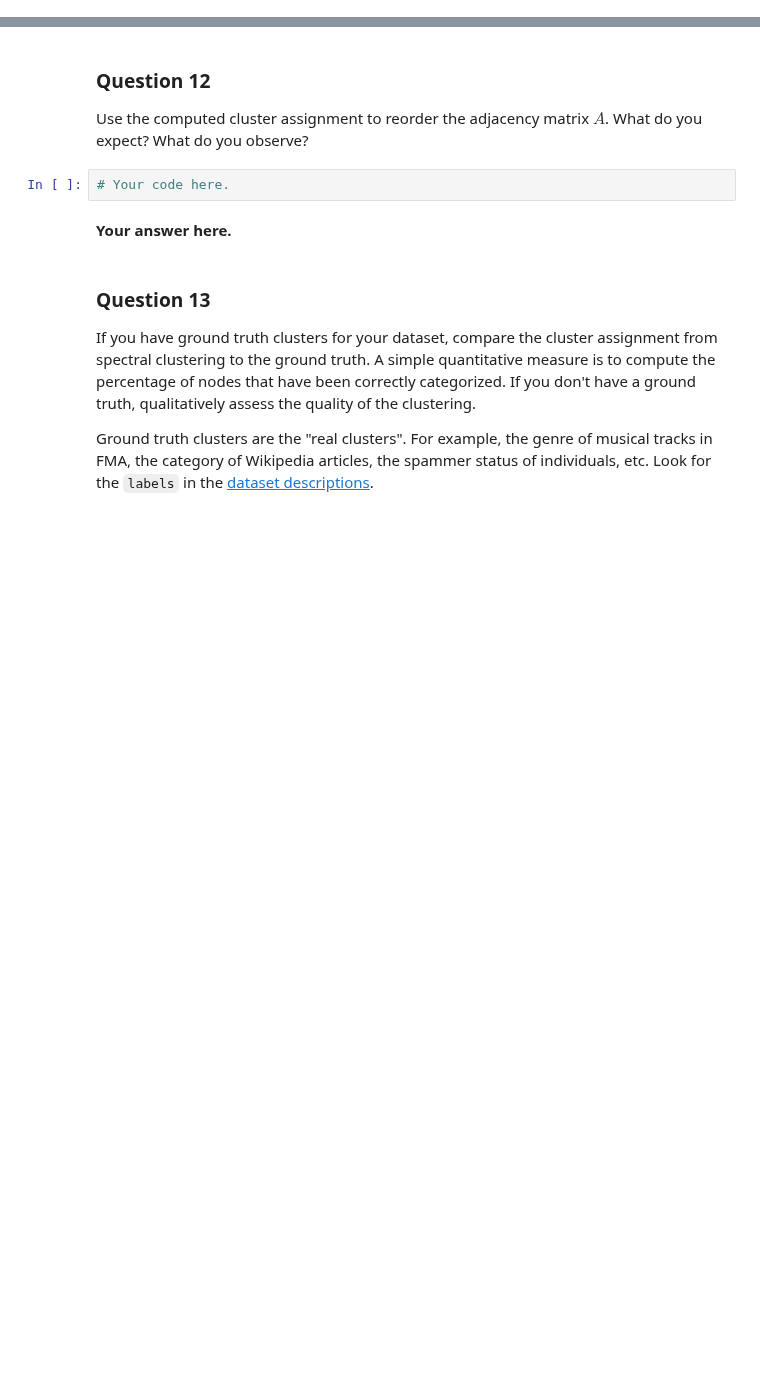
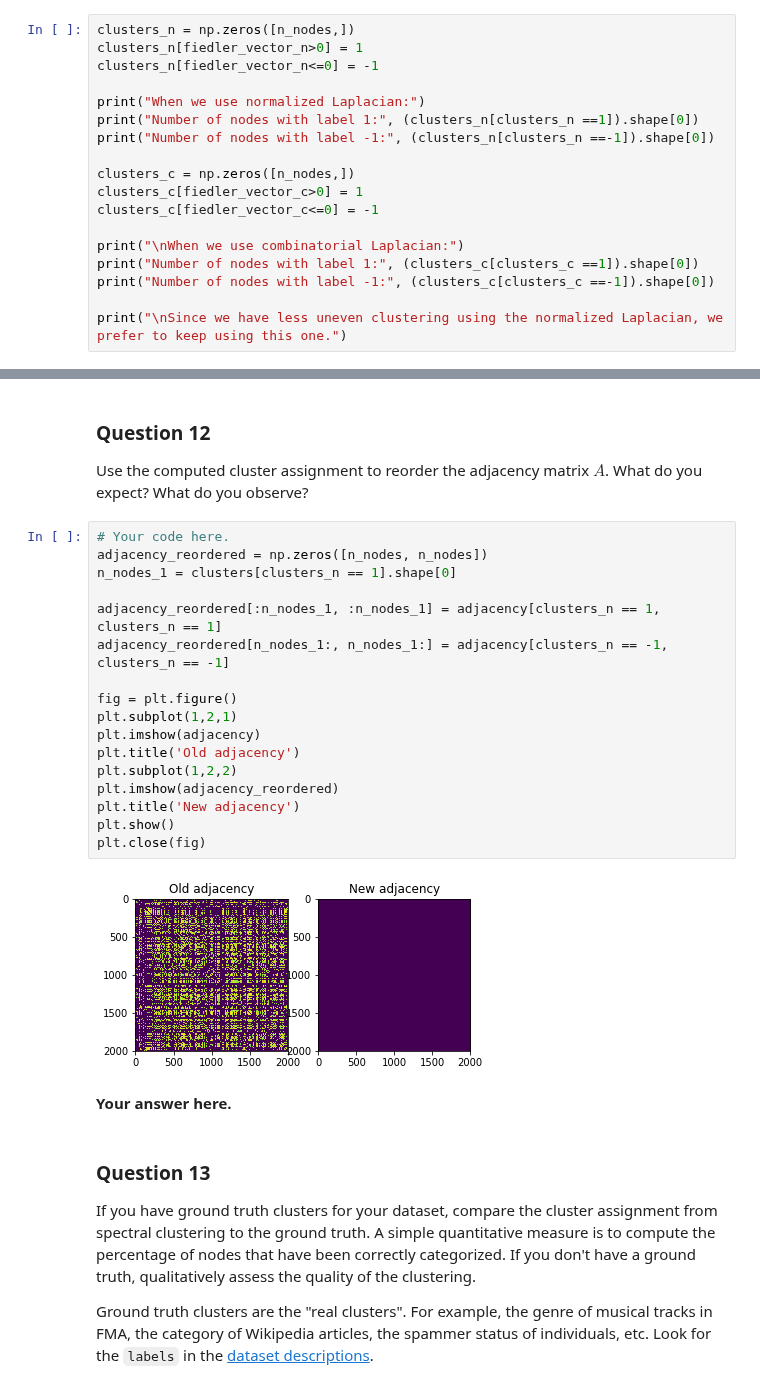
Before and after one commit to senakicir/ntds_project, a Jupyter notebook: 3_spectral_graph_theory.ipynb, the cells around one changed output, grey strips where cells are left out. Saved outputs shown, nothing was run; the diff lists cells and outputs as text; blank space fills up the shorter version.

```diff
--- a/3_spectral_graph_theory.ipynb
+++ b/3_spectral_graph_theory.ipynb
@@ -387,0 +355,18 @@ ValueError: expected square matrix (shape=(2000, 100))
+# %%
+clusters_n = np.zeros([n_nodes,])
+clusters_n[fiedler_vector_n>0] = 1
+clusters_n[fiedler_vector_n<=0] = -1
+
+print("When we use normalized Laplacian:")
+print("Number of nodes with label 1:", (clusters_n[clusters_n ==1]).shape[0])
+print("Number of nodes with label -1:", (clusters_n[clusters_n ==-1]).shape[0])
+
+clusters_c = np.zeros([n_nodes,])
+clusters_c[fiedler_vector_c>0] = 1
+clusters_c[fiedler_vector_c<=0] = -1
+
+print("\nWhen we use combinatorial Laplacian:")
+print("Number of nodes with label 1:", (clusters_c[clusters_c ==1]).shape[0])
+print("Number of nodes with label -1:", (clusters_c[clusters_c ==-1]).shape[0])
+
+print("\nSince we have less uneven clustering using the normalized Laplacian, we prefer to keep using this one.")
@@ -390,8 +385,25 @@ ValueError: expected square matrix (shape=(2000, 100))
 
 Use the computed cluster assignment to reorder the adjacency matrix $A$.
 What do you expect? What do you observe?
-# %%
-# Your code here.
+# %%
+# Your code here.
+adjacency_reordered = np.zeros([n_nodes, n_nodes])
+n_nodes_1 = clusters[clusters_n == 1].shape[0]
+
+adjacency_reordered[:n_nodes_1, :n_nodes_1] = adjacency[clusters_n == 1, clusters_n == 1]
+adjacency_reordered[n_nodes_1:, n_nodes_1:] = adjacency[clusters_n == -1, clusters_n == -1]
+
+fig = plt.figure()
+plt.subplot(1,2,1)
+plt.imshow(adjacency)
+plt.title('Old adjacency')
+plt.subplot(1,2,2)
+plt.imshow(adjacency_reordered)
+plt.title('New adjacency')
+plt.show()
+plt.close(fig)
+# %% [output]
+[figure, added]
 # %% [markdown]
 **Your answer here.**
 # %% [markdown]
```
Also changed, not shown: parts of 9 cells of this notebook.
